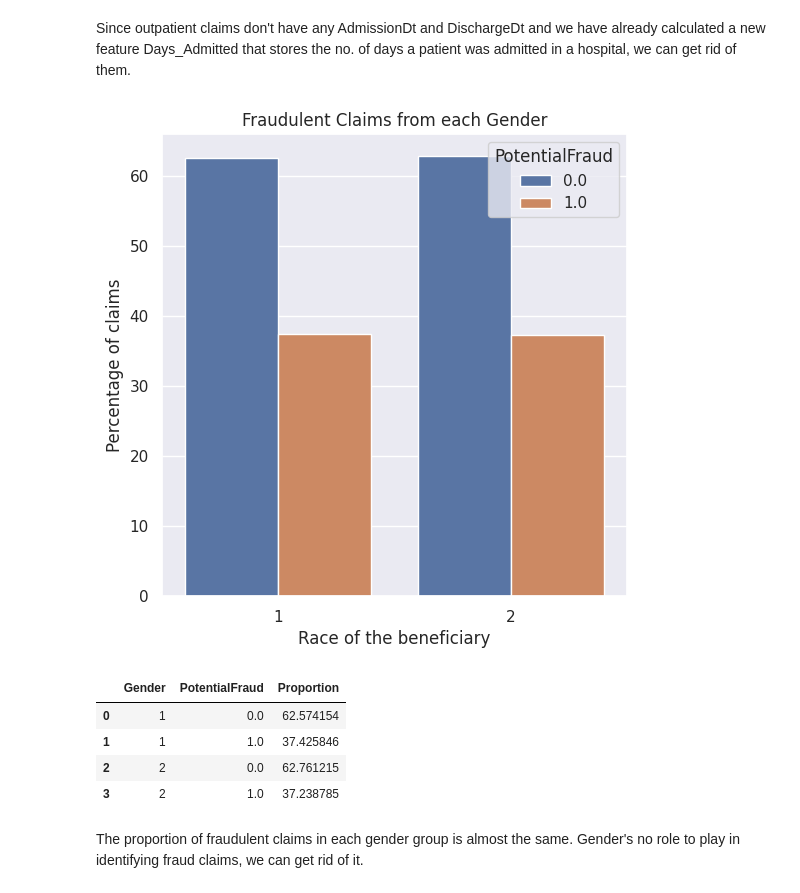
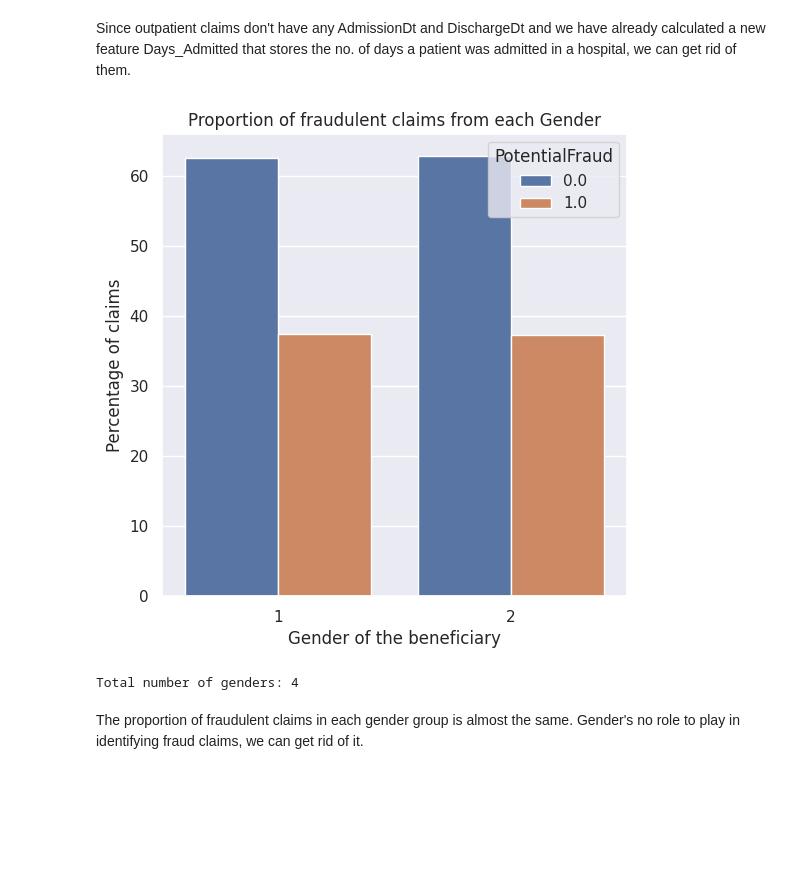
Before and after one commit to akashbaidya015/HealthInsurance_fraud_detection, a Jupyter notebook: HealthInsurancefraud_detection.ipynb, the cells around one changed output. Cells and saved outputs as stored; diff of their text form; code cells hidden in the pictures; blank space fills up the shorter version.

```diff
--- a/HealthInsurancefraud_detection.ipynb
+++ b/HealthInsurancefraud_detection.ipynb
@@ -832,23 +896,32 @@ Since most of the values in ClmAdmitDiagnosisCode and DiagnosisGroupCode are emp
 # %% [markdown]
 Since outpatient claims don't have any AdmissionDt and DischargeDt and we have already calculated a new feature Days_Admitted that stores the no. of days a patient was admitted in a hospital, we can get rid of them.
 # %%
-res = data_clean.groupby(['Gender','PotentialFraud']).ClaimID.count()
-res = res.groupby(level=0).apply(lambda x:100 * x / float(x.sum())).reset_index().rename(columns={'ClaimID':'Proportion'})
-plt.figure(figsize=(6,6))
+
+
+
+import pandas as pd
+import matplotlib.pyplot as plt
+import seaborn as sns
+
+# Group by 'Gender' and 'PotentialFraud', then count 'ClaimID'
+res = data_clean.groupby(['Gender', 'PotentialFraud']).ClaimID.count()
+
+# Calculate the proportion of claims
+res = res.groupby(level=0).transform(lambda x: 100 * x / x.sum()).reset_index(name='Proportion')
+
+# Plot the proportions
+plt.figure(figsize=(6, 6))
 ax = sns.barplot(x='Gender', y='Proportion', hue='PotentialFraud', data=res)
-plt.title('Fraudulent Claims from each Gender')
-plt.xlabel('Race of the beneficiary')
+plt.title('Proportion of fraudulent claims from each Gender')
+plt.xlabel('Gender of the beneficiary')
 plt.ylabel('Percentage of claims')
 plt.show()
 
-res
+# Print the total number of genders
+print("Total number of genders:", len(res))
 # %% [output]
-[figure, old version]
+[figure, new version]
-|  | Gender | PotentialFraud | Proportion |
-| 0 | 1 | 0.0 | 62.574154 |
-| 1 | 1 | 1.0 | 37.425846 |
-| 2 | 2 | 0.0 | 62.761215 |
-| 3 | 2 | 1.0 | 37.238785 |
+Total number of genders: 4
 # %% [markdown]
 The proportion of fraudulent claims in each gender group is almost the same.
 Gender's no role to play in identifying fraud claims, we can get rid of it.
```
Also changed, not shown: parts of 59 cells of this notebook.
